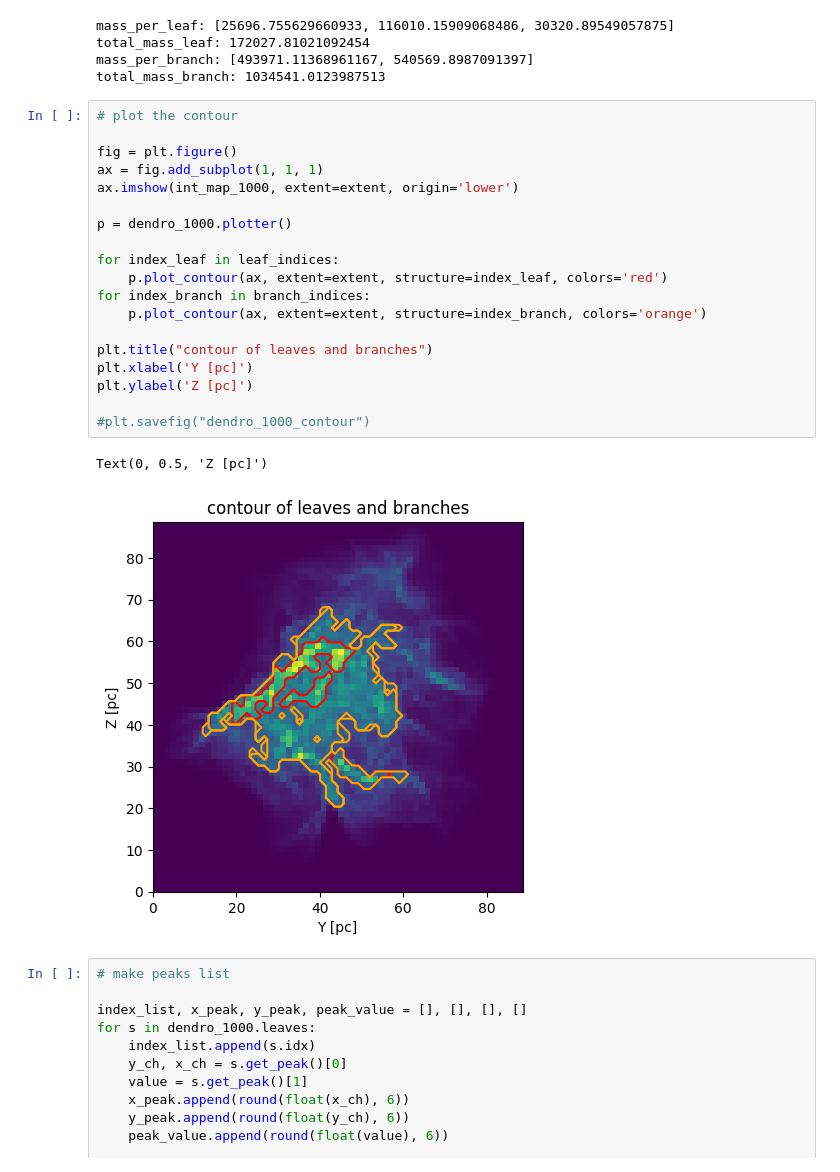
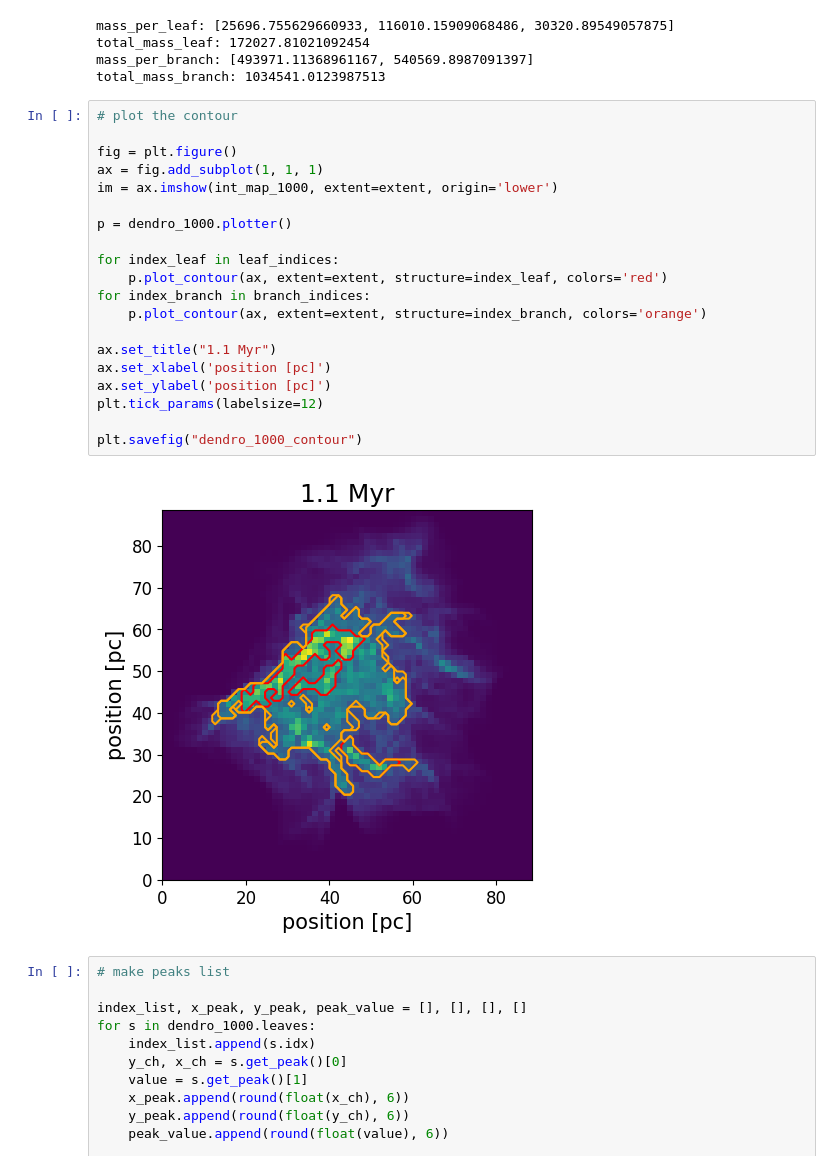
Before and after one commit to kotora260/StarGen, a Jupyter notebook: dendro2D_1000.ipynb, the cells around one changed output. Cells and saved outputs as stored; diff of their text form.

```diff
--- a/dendro2D_1000.ipynb
+++ b/dendro2D_1000.ipynb
@@ -116,25 +116,25 @@ total_mass_branch: 1034541.0123987513
 # %%
 # plot the contour
 
 fig = plt.figure()
 ax = fig.add_subplot(1, 1, 1)
-ax.imshow(int_map_1000, extent=extent, origin='lower')
+im = ax.imshow(int_map_1000, extent=extent, origin='lower')
 
 p = dendro_1000.plotter()
 
 for index_leaf in leaf_indices:
     p.plot_contour(ax, extent=extent, structure=index_leaf, colors='red')
 for index_branch in branch_indices:
     p.plot_contour(ax, extent=extent, structure=index_branch, colors='orange')
 
-plt.title("contour of leaves and branches")
-plt.xlabel('Y [pc]')
-plt.ylabel('Z [pc]')
+ax.set_title("1.1 Myr")
+ax.set_xlabel('position [pc]')
+ax.set_ylabel('position [pc]')
+plt.tick_params(labelsize=12)
 
-#plt.savefig("dendro_1000_contour")
+plt.savefig("dendro_1000_contour")
 # %% [output]
-Text(0, 0.5, 'Z [pc]')
-[figure, old version]
+[figure, new version]
 # %%
 # make peaks list
 
```
Also changed, not shown: 7 other files.
